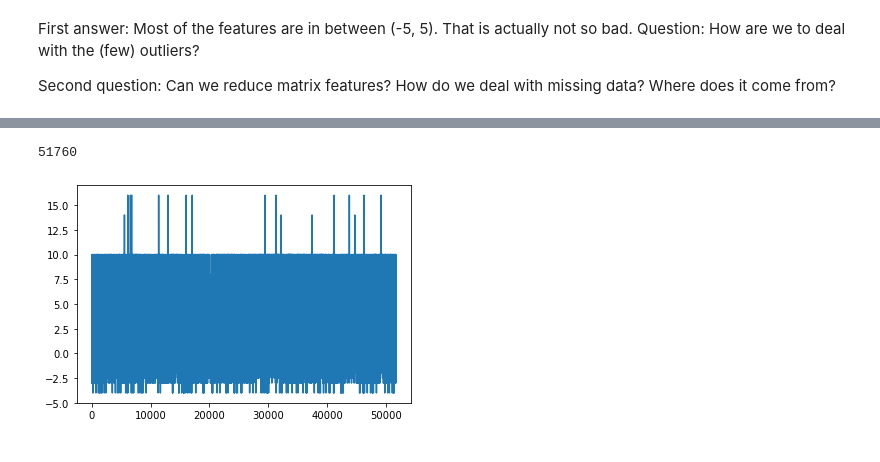
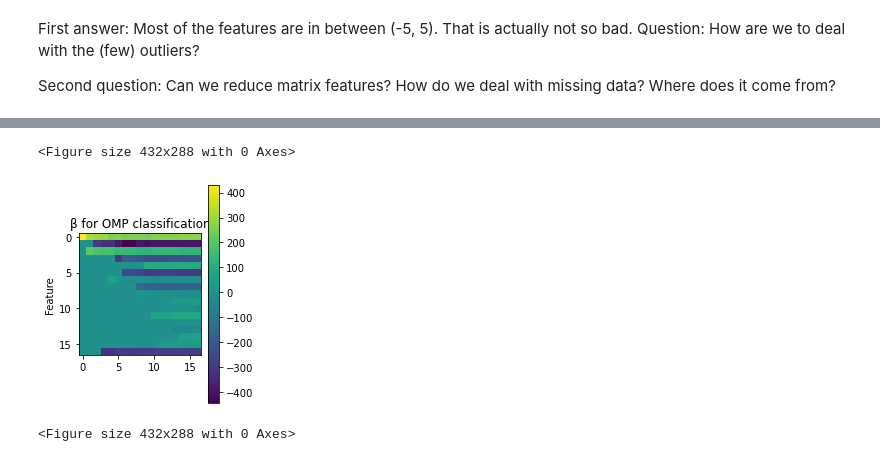
Before and after one commit to RaoulBer/Bomberman-KI-Projekt, a Jupyter notebook: bomberman_rl-master/agent_code/regression_forest/data_science_features.ipynb, the cells around one changed output, grey strips where cells are left out. Drawn from its saved outputs; the diff is of its cells as text; code cells hidden in the pictures.

Commit message:
Minor changes for graphics

```diff
--- a/bomberman_rl-master/agent_code/regression_forest/data_science_features.ipynb
+++ b/bomberman_rl-master/agent_code/regression_forest/data_science_features.ipynb
@@ -67,10 +69,43 @@ print(game_sample["field"].T)
-# %%
-with open("rewards.pt", "rb") as file:
-    re = pickle.load(file)
-
-length = len(re)
-plt.plot(range(length), re)
-print(length)
-# %% [output]
-51760
-[figure, removed]
+# %%
+from sklearn import linear_model
+def omp_regression(X, y, T):
+    A = np.zeros(shape = (X.shape))
+    B = np.copy(X)
+    r_t = y
+    regr = linear_model.LinearRegression()
+    beta = np.zeros(shape = (X.shape[1], T))
+    ind = []
+    assert r_t.size == X.shape[0]
+    for i in range(0,T):
+        j = np.argmax(np.abs(np.matmul(B.T, r_t)))
+        if j in ind:
+            beta[:,i][ind] = regr.coef_
+            continue
+        regr = linear_model.LinearRegression()
+        ind.append(j)
+        A[:,j] = B[:,j]
+        B[:,j] = np.zeros(shape=(X.shape[0],))
+        X_t = A[:,ind]
+        regr.fit(X_t, y)
+        beta[:,i][ind] = np.array(regr.coef_)
+    return beta
+plt.tight_layout()
+# %% [output]
+<Figure size 432x288 with 0 Axes>
+# %%
+t = 17
+# First without standardization:
+beta = omp_regression(X=X_centered, y = y_train, T = t)
+
+#plt.figure(figsize=(10,10))
+plt.subplot(121)
+plt.ylabel('Feature')
+plt.title('β for OMP classification')
+plt.imshow(beta)
+plt.colorbar()
+plt.show()
+dateiname = "/Users/konradgoldenbaum/Documents/Rule_comb_train_omp.png"
+plt.savefig(dateiname,  format='png',  dpi=800)
+# %% [output]
+[figure, added]
+<Figure size 432x288 with 0 Axes>
```
Also changed, not shown: parts of 10 cells of this notebook, 6 other files.
